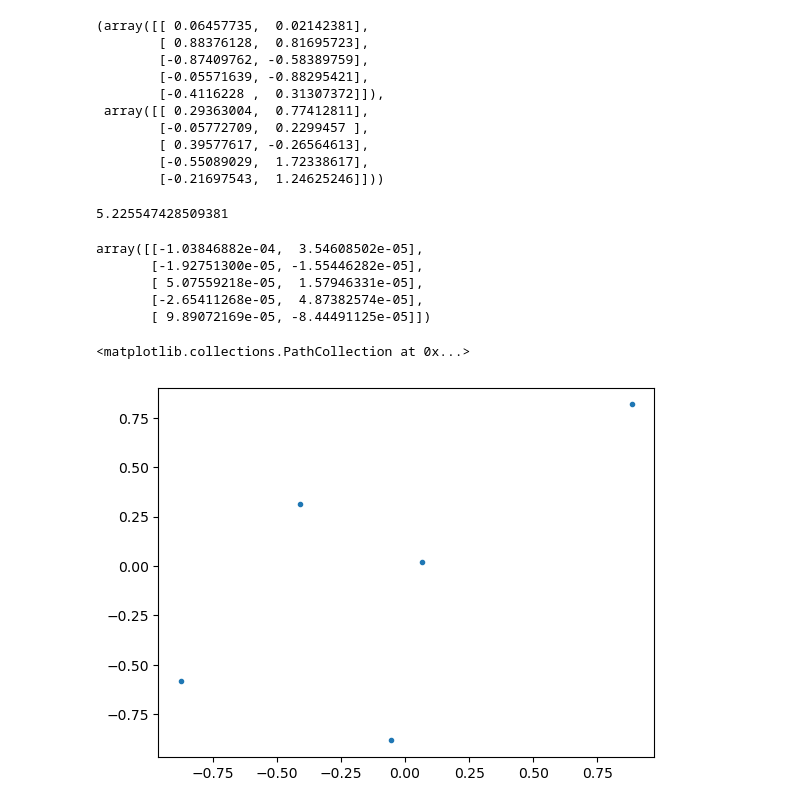
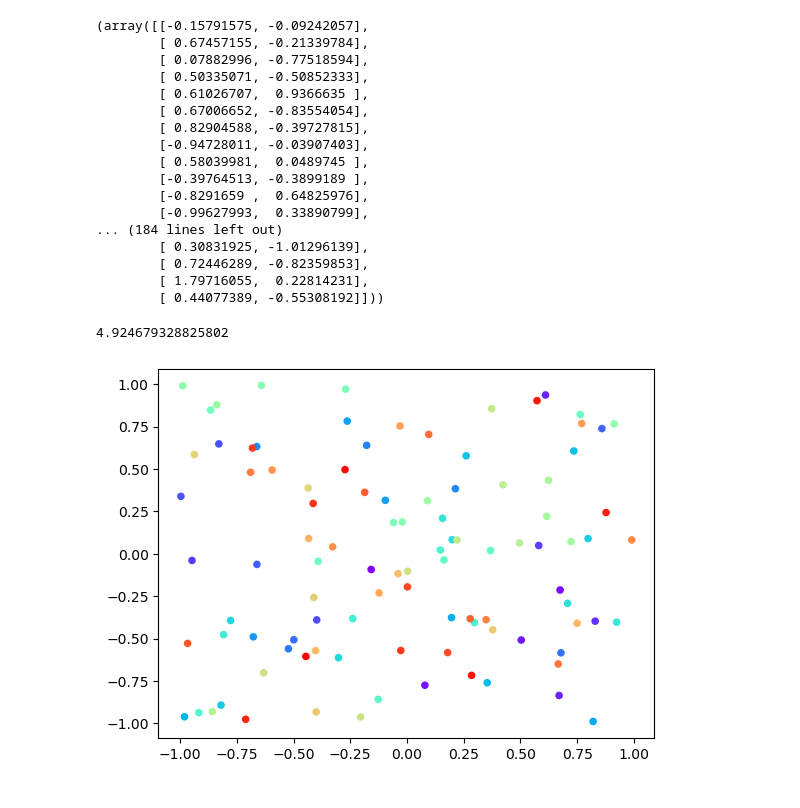
Before and after one commit to veszeli/hamiltonian_gas_dynamics_and_statistics, a Jupyter notebook: testing_notebook.ipynb, the cells around one changed output. Cells and saved outputs as stored; diff of their text form; code cells hidden in the pictures.

```diff
--- a/testing_notebook.ipynb
+++ b/testing_notebook.ipynb
@@ -4,7 +8,7 @@ import matplotlib.pyplot as plt
 from hamiltonian_gas import HamiltonianGasSystem
 # %%
 dimension: int = 2
-num_particles: int = 5
+num_particles: int = 100
 box_size: float = 1.
 half_box_size: float = box_size/2
 # %%
@@ -12,31 +16,35 @@ coordinates = (np.random.rand(num_particles, dimension)-half_box_size)*2
 momentums = np.random.normal(0, 1, (num_particles, dimension))
 coordinates, momentums
 # %% [output]
-(array([[ 0.06457735,  0.02142381],
-        [ 0.88376128,  0.81695723],
-        [-0.87409762, -0.58389759],
-        [-0.05571639, -0.88295421],
-        [-0.4116228 ,  0.31307372]]),
- array([[ 0.29363004,  0.77412811],
-        [-0.05772709,  0.2299457 ],
-        [ 0.39577617, -0.26564613],
-        [-0.55089029,  1.72338617],
-        [-0.21697543,  1.24625246]]))
+(array([[-0.15791575, -0.09242057],
+        [ 0.67457155, -0.21339784],
+        [ 0.07882996, -0.77518594],
+        [ 0.50335071, -0.50852333],
+        [ 0.61026707,  0.9366635 ],
+        [ 0.67006652, -0.83554054],
+        [ 0.82904588, -0.39727815],
+        [-0.94728011, -0.03907403],
+        [ 0.58039981,  0.0489745 ],
+        [-0.39764513, -0.3899189 ],
+        [-0.8291659 ,  0.64825976],
+        [-0.99627993,  0.33890799],
+... (184 lines left out)
+        [ 0.30831925, -1.01296139],
+        [ 0.72446289, -0.82359853],
+        [ 1.79716055,  0.22814231],
+        [ 0.44077389, -0.55308192]]))
 # %%
 gas = HamiltonianGasSystem(1, 1, 0.01, 0.1)
 gas.energy(coordinates, momentums)
 # %% [output]
-5.225547428509381
+4.924679328825802
-# %%
-gas.d_interaction(coordinates)
-# %% [output]
-array([[-1.03846882e-04,  3.54608502e-05],
-       [-1.92751300e-05, -1.55446282e-05],
-       [ 5.07559218e-05,  1.57946331e-05],
-       [-2.65411268e-05,  4.87382574e-05],
-       [ 9.89072169e-05, -8.44491125e-05]])
-# %%
-plt.scatter(*coordinates.T, marker='.')
-# %% [output]
-<matplotlib.collections.PathCollection at 0x...>
-[figure, removed]
+# %%
+colors = cm.rainbow(np.linspace(0, 1, num_particles))
+camera = Camera(plt.figure())
+for _ in range(100):
+    plt.scatter(*coordinates.T, c=colors, s=20)
+    camera.snap()
+anim = camera.animate(blit=True)
+anim.save('scatter.mp4')
+# %% [output]
+[figure, added]
```
Also changed, not shown: parts of 1 cell of this notebook.
